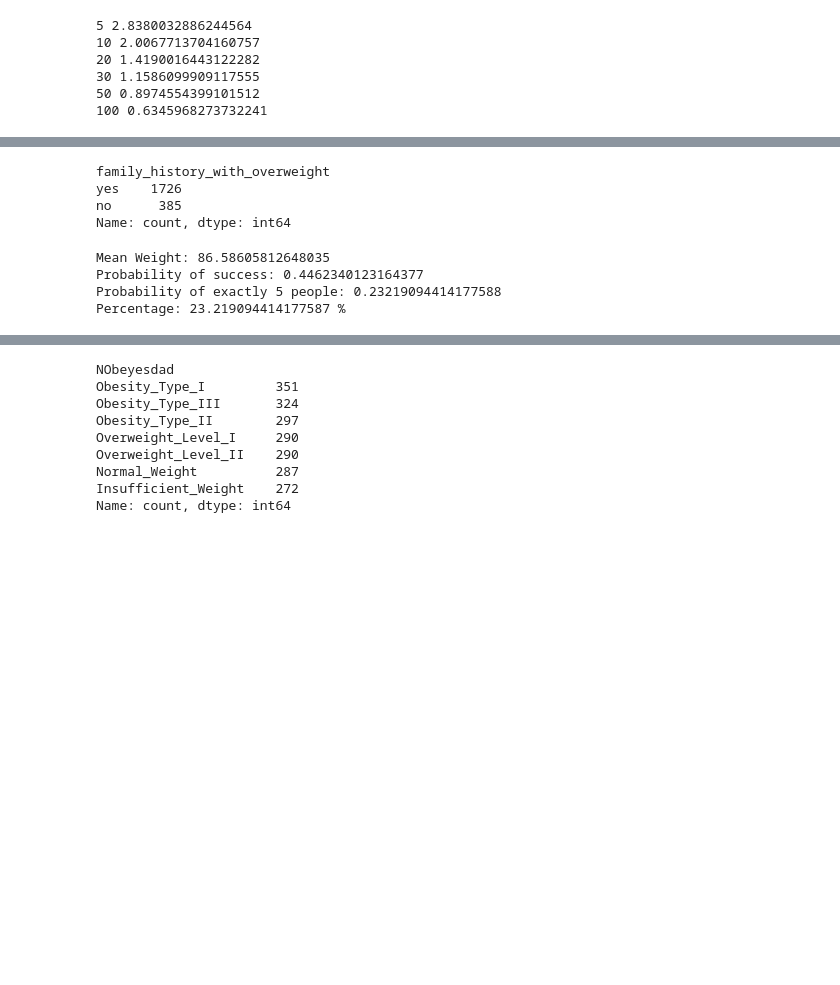
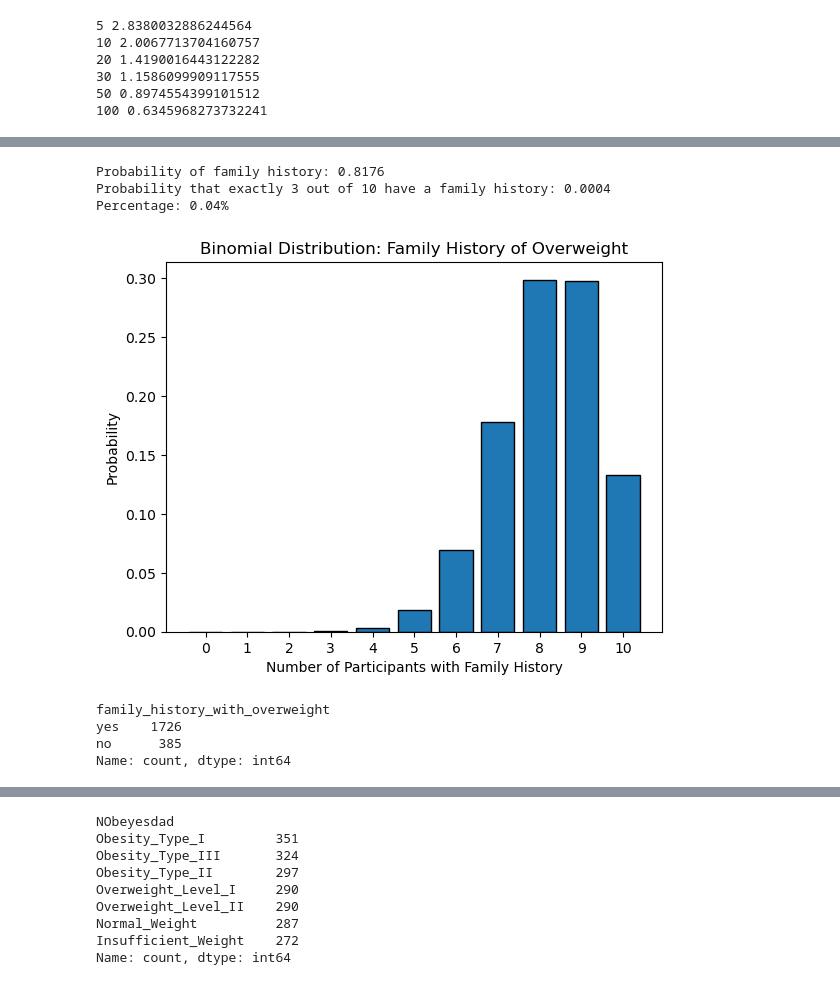
Before and after one commit to 2026377-Ojo/Statistical-techniques-2026-CCT, a Jupyter notebook: Obesity_Eating habit Assignment1.ipynb, the cells around one changed output, grey strips where cells are left out. Saved outputs shown, nothing was run; the diff lists cells and outputs as text; code cells hidden in the pictures; blank space fills up the shorter version.

```diff
--- a/Obesity_Eating habit Assignment1.ipynb
+++ b/Obesity_Eating habit Assignment1.ipynb
@@ -480,3 +496,36 @@ Percentage: 0.04401963059078816 %
+# %%
+
+import numpy as np
+import matplotlib.pyplot as plt
+from scipy.stats import binom
+
+# Parameters
+n = 10  # Number of participants
+p = (df['family_history_with_overweight'] == 'yes').mean()
+k = np.arange(0, n + 1)
+
+# Binomial probability
+binom_pmf = binom.pmf(k, n, p)
+
+# Probability that exactly 3 participants have a family history
+prob_3 = binom.pmf(3, n, p)
+
+print(f'Probability of family history: {p:.4f}')
+print(f'Probability that exactly 3 out of 10 have a family history: {prob_3:.4f}')
+print(f'Percentage: {prob_3 * 100:.2f}%')
+
+# Plot
+plt.bar(k, binom_pmf, edgecolor='black')
+plt.title('Binomial Distribution: Family History of Overweight')
+plt.xlabel('Number of Participants with Family History')
+plt.ylabel('Probability')
+plt.xticks(k)
+plt.show()
+# %% [output]
+Probability of family history: 0.8176
+Probability that exactly 3 out of 10 have a family history: 0.0004
+Percentage: 0.04%
+[figure, added]
 # %%
 print(df['family_history_with_overweight'].value_counts())
 # %% [output]
@@ -484,24 +533,3 @@ family_history_with_overweight
 yes    1726
 no      385
 Name: count, dtype: int64
-# %%
-from scipy.stats import binom
-mean_weight = df['Weight'].mean()
-p = (df['Weight'] >= mean_weight).mean()
-
-# Binomial distribution
-n = 10
-k =5
-
-prob = binom.pmf(k, n, p)
-
-
-print("Mean Weight:", mean_weight)
-print("Probability of success:", p)
-print("Probability of exactly 5 people:", prob)
-print("Percentage:", prob * 100, "%")
-# %% [output]
-Mean Weight: 86.58605812648035
-Probability of success: 0.4462340123164377
-Probability of exactly 5 people: 0.23219094414177588
-Percentage: 23.219094414177587 %
```
Also changed, not shown: parts of 4 cells of this notebook.
